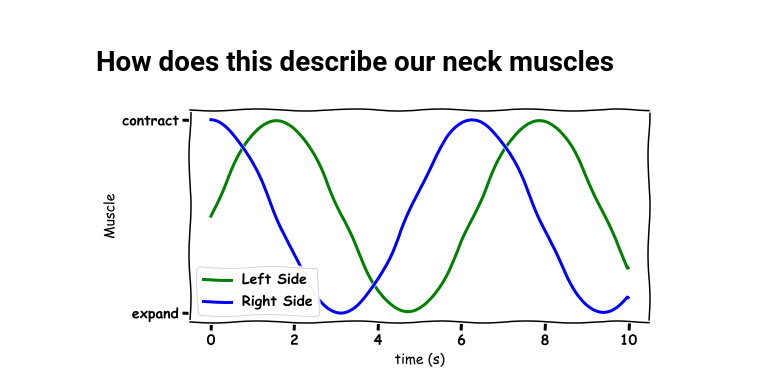
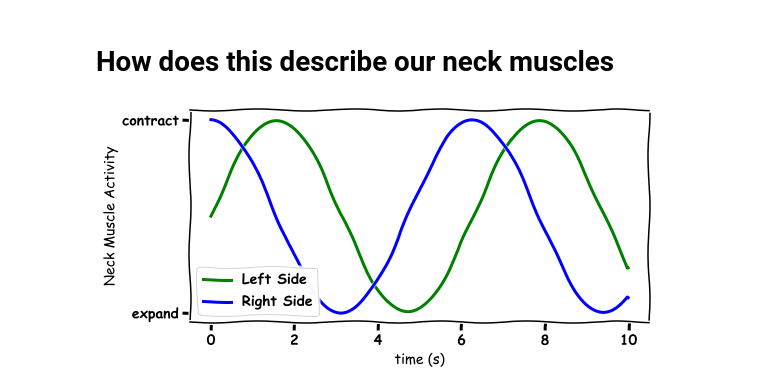
Before and after one commit to john-s-butler-dit/MathsWeek_Wolves, a Jupyter notebook: Predator Prey Model Wolves.ipynb, the cells around one changed output. Saved outputs shown, nothing was run; the diff lists cells and outputs as text; code cells hidden in the pictures.

```diff
--- a/Predator Prey Model Wolves.ipynb
+++ b/Predator Prey Model Wolves.ipynb
@@ -262,20 +264,20 @@ HTML('<iframe width="560" height="315" src="https://www.youtube.com/embed/ysa5OB
 # %%
 h=0.01
 time = np.arange(0, 10, h )              # time
 N=len(time)
 Left=np.sin(time)
 Right=np.cos(time)
 
 with plt.xkcd():
     fig = plt.figure(figsize=(8,4))
     plt.plot(time, Left, 'g-', label='Left Side',linewidth=3)
     plt.plot(time, Right, 'b-', label='Right Side',linewidth=3)
     plt.grid()
     plt.xlabel('time (s)')
-    plt.ylabel('Muscle')
+    plt.ylabel('Neck Muscle Activity')
     plt.yticks([-1,1],['expand','contract'])
     plt.legend(loc='best')
     plt.tight_layout()
     plt.show()
 # %% [output]
-[figure, old version]
+[figure, new version]
```
Also changed, not shown: parts of 4 cells of this notebook, 1 other file.
